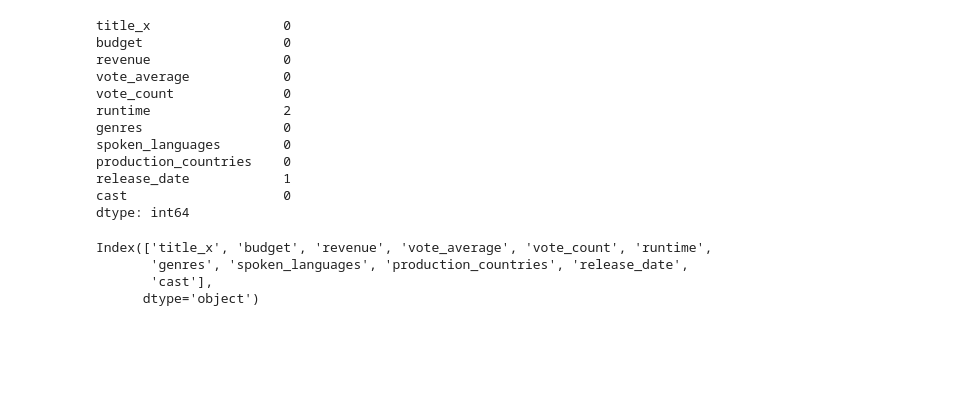
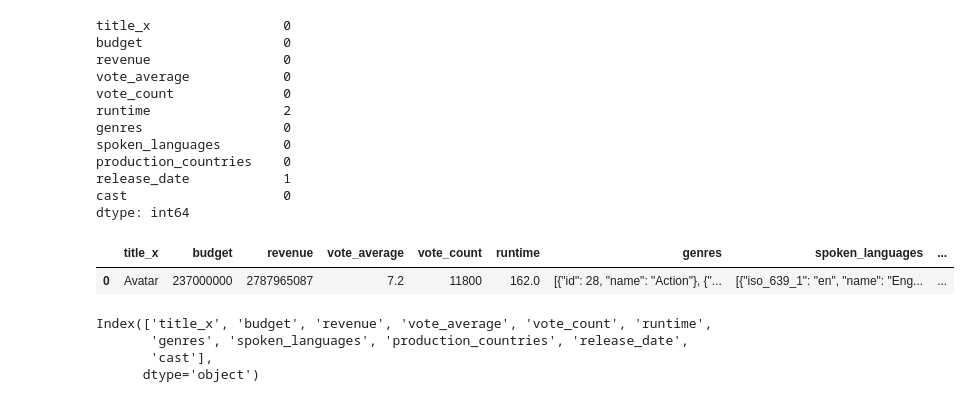
Before and after one commit to Prajwal-1446/Movie_Revenue_Prediction, a Jupyter notebook: MLG_Project.ipynb, the cells around one changed output. Saved outputs shown, nothing was run; the diff lists cells and outputs as text; code cells hidden in the pictures; blank space fills up the shorter version.

```diff
--- a/MLG_Project.ipynb
+++ b/MLG_Project.ipynb
@@ -96,6 +96,11 @@ cast                    0
 dtype: int64
 # %%
 data.dropna(inplace=True)
+# %%
+data.head(1)
+# %% [output]
+|  | title_x | budget | revenue | vote_average | vote_count | runtime | genres | spoken_languages | ... |
+| 0 | Avatar | 237000000 | 2787965087 | 7.2 | 11800 | 162.0 | [{"id": 28, "name": "Action"}, {"... | [{"iso_639_1": "en", "name": "Eng... | ... |
 # %%
 data.keys()
 # %% [output]
```
Also changed, not shown: parts of 52 cells of this notebook.
